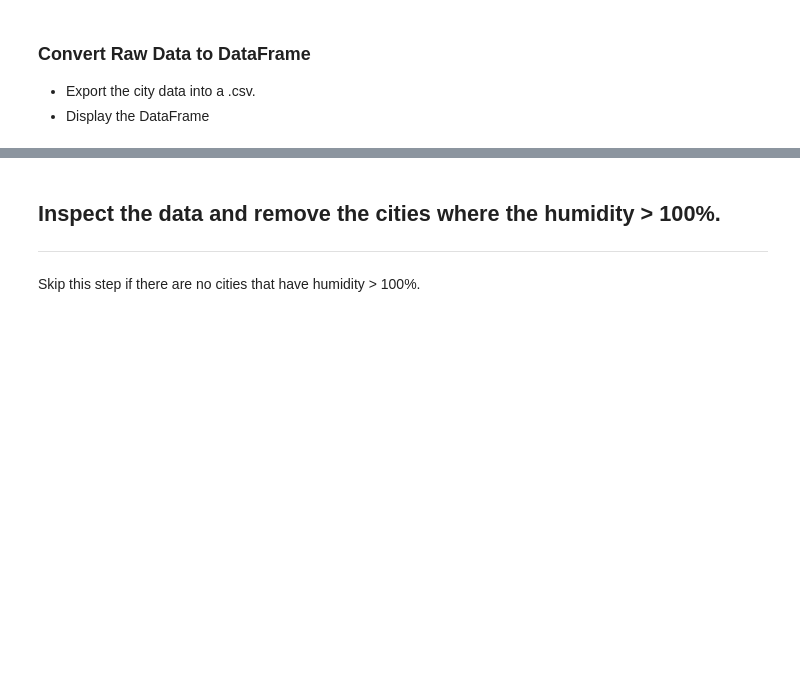
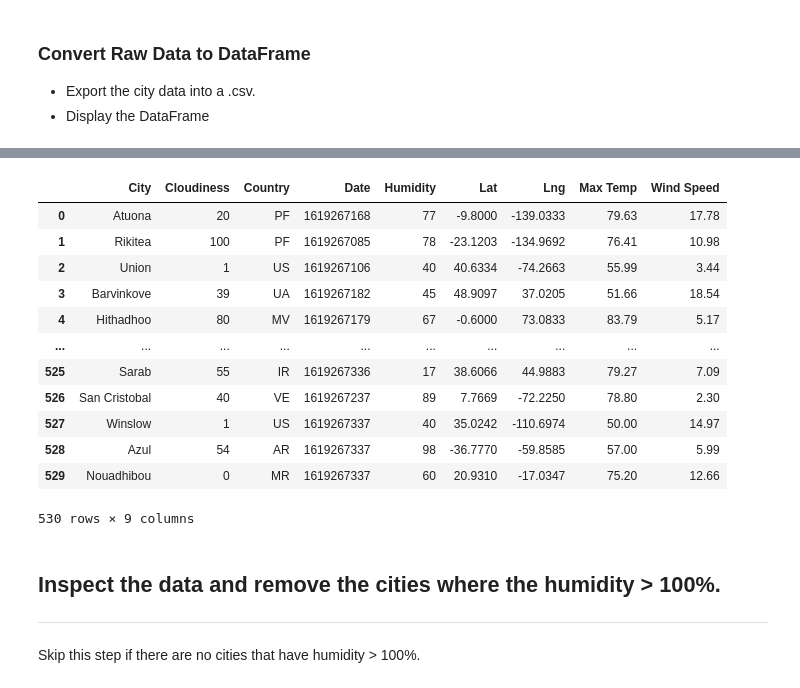
Before and after one commit to Tman2111/api_homework, a Jupyter notebook: Instructions/starter_code/WeatherPy.ipynb, the cells around one changed output, grey strips where cells are left out. Saved outputs shown, nothing was run; the diff lists cells and outputs as text; code cells hidden in the pictures; blank space fills up the shorter version.

```diff
--- a/Instructions/starter_code/WeatherPy.ipynb
+++ b/Instructions/starter_code/WeatherPy.ipynb
@@ -98,0 +186,17 @@ units = "imperial"
+# %%
+# data check
+weather_data
+# %% [output]
+|  | City | Cloudiness | Country | Date | Humidity | Lat | Lng | Max Temp | Wind Speed |
+| 0 | Atuona | 20 | PF | 1619267168 | 77 | -9.8000 | -139.0333 | 79.63 | 17.78 |
+| 1 | Rikitea | 100 | PF | 1619267085 | 78 | -23.1203 | -134.9692 | 76.41 | 10.98 |
+| 2 | Union | 1 | US | 1619267106 | 40 | 40.6334 | -74.2663 | 55.99 | 3.44 |
+| 3 | Barvinkove | 39 | UA | 1619267182 | 45 | 48.9097 | 37.0205 | 51.66 | 18.54 |
+| 4 | Hithadhoo | 80 | MV | 1619267179 | 67 | -0.6000 | 73.0833 | 83.79 | 5.17 |
+| ... | ... | ... | ... | ... | ... | ... | ... | ... | ... |
+| 525 | Sarab | 55 | IR | 1619267336 | 17 | 38.6066 | 44.9883 | 79.27 | 7.09 |
+| 526 | San Cristobal | 40 | VE | 1619267237 | 89 | 7.7669 | -72.2250 | 78.80 | 2.30 |
+| 527 | Winslow | 1 | US | 1619267337 | 40 | 35.0242 | -110.6974 | 50.00 | 14.97 |
+| 528 | Azul | 54 | AR | 1619267337 | 98 | -36.7770 | -59.8585 | 57.00 | 5.99 |
+| 529 | Nouadhibou | 0 | MR | 1619267337 | 60 | 20.9310 | -17.0347 | 75.20 | 12.66 |
+530 rows × 9 columns
```
Also changed, not shown: parts of 7 cells of this notebook, 2 other files.
